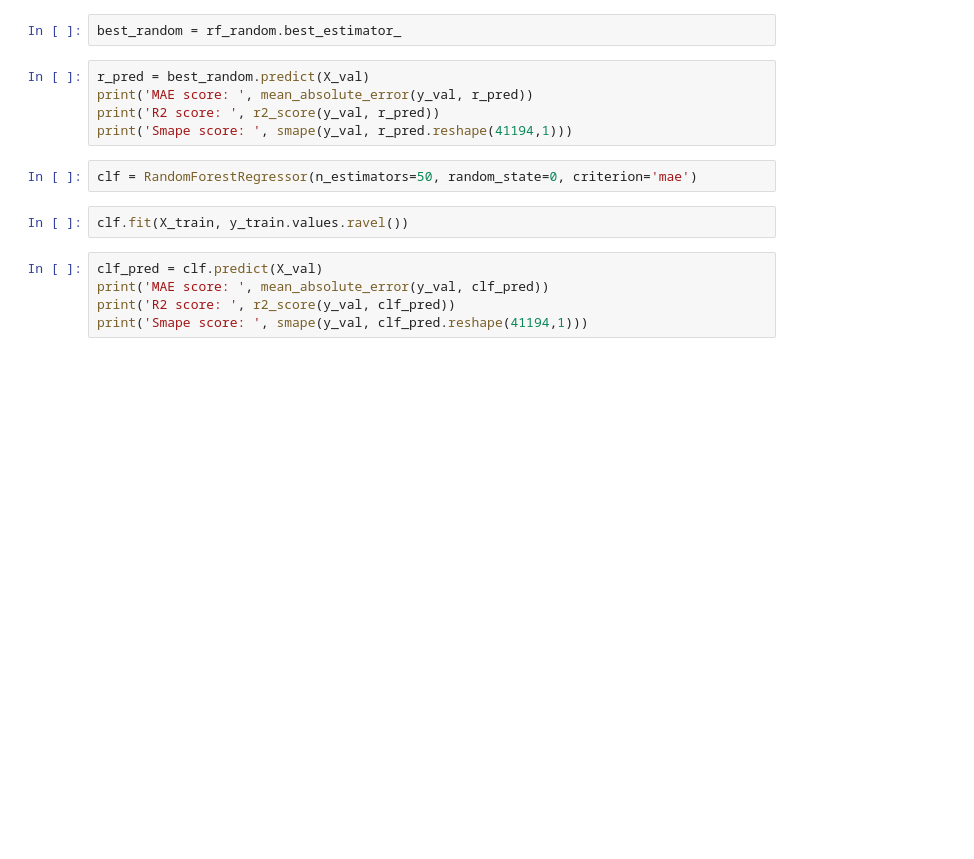
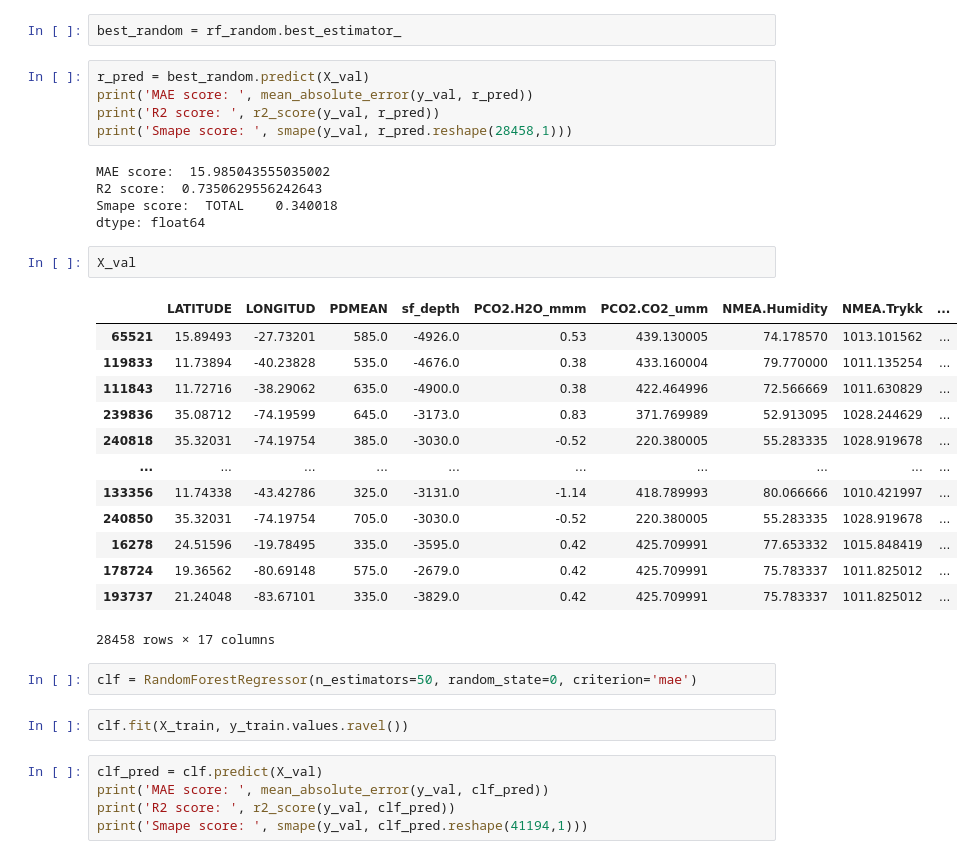
Before and after one commit to maritnl/master, a Jupyter notebook: forest.ipynb, the cells around one changed output. Cells and saved outputs as stored; diff of their text form; blank space fills up the shorter version.

```diff
--- a/forest.ipynb
+++ b/forest.ipynb
@@ -102,7 +164,28 @@ best_random = rf_random.best_estimator_
 r_pred = best_random.predict(X_val)
 print('MAE score: ', mean_absolute_error(y_val, r_pred))
 print('R2 score: ', r2_score(y_val, r_pred))
-print('Smape score: ', smape(y_val, r_pred.reshape(41194,1)))
+print('Smape score: ', smape(y_val, r_pred.reshape(28458,1)))
+# %% [output]
+MAE score:  15.985043555035002
+R2 score:  0.7350629556242643
+Smape score:  TOTAL    0.340018
+dtype: float64
+# %%
+X_val
+# %% [output]
+|  | LATITUDE | LONGITUD | PDMEAN | sf_depth | PCO2.H2O_mmm | PCO2.CO2_umm | NMEA.Humidity | NMEA.Trykk | ... |
+| 65521 | 15.89493 | -27.73201 | 585.0 | -4926.0 | 0.53 | 439.130005 | 74.178570 | 1013.101562 | ... |
+| 119833 | 11.73894 | -40.23828 | 535.0 | -4676.0 | 0.38 | 433.160004 | 79.770000 | 1011.135254 | ... |
+| 111843 | 11.72716 | -38.29062 | 635.0 | -4900.0 | 0.38 | 422.464996 | 72.566669 | 1011.630829 | ... |
+| 239836 | 35.08712 | -74.19599 | 645.0 | -3173.0 | 0.83 | 371.769989 | 52.913095 | 1028.244629 | ... |
+| 240818 | 35.32031 | -74.19754 | 385.0 | -3030.0 | -0.52 | 220.380005 | 55.283335 | 1028.919678 | ... |
+| ... | ... | ... | ... | ... | ... | ... | ... | ... | ... |
+| 133356 | 11.74338 | -43.42786 | 325.0 | -3131.0 | -1.14 | 418.789993 | 80.066666 | 1010.421997 | ... |
+| 240850 | 35.32031 | -74.19754 | 705.0 | -3030.0 | -0.52 | 220.380005 | 55.283335 | 1028.919678 | ... |
+| 16278 | 24.51596 | -19.78495 | 335.0 | -3595.0 | 0.42 | 425.709991 | 77.653332 | 1015.848419 | ... |
+| 178724 | 19.36562 | -80.69148 | 575.0 | -2679.0 | 0.42 | 425.709991 | 75.783337 | 1011.825012 | ... |
+| 193737 | 21.24048 | -83.67101 | 335.0 | -3829.0 | 0.42 | 425.709991 | 75.783337 | 1011.825012 | ... |
+28458 rows × 17 columns
 # %%
 clf = RandomForestRegressor(n_estimators=50, random_state=0, criterion='mae')
 # %%
```
Also changed, not shown: parts of 40 cells of this notebook, 6 other files.
